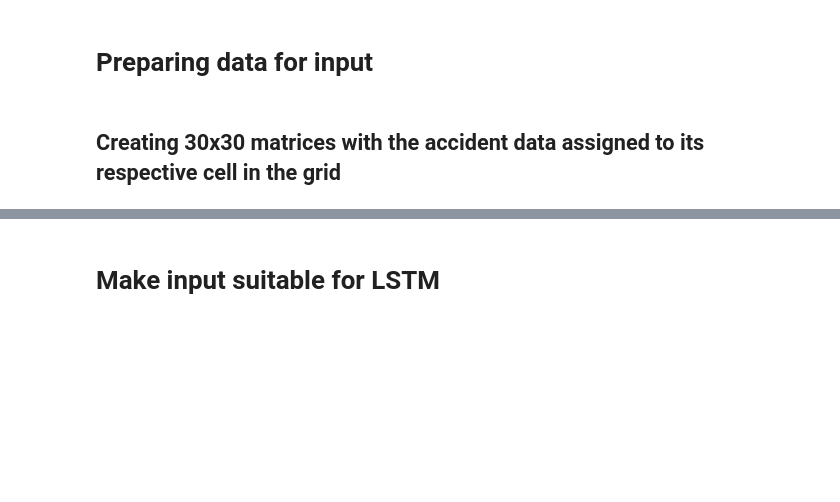
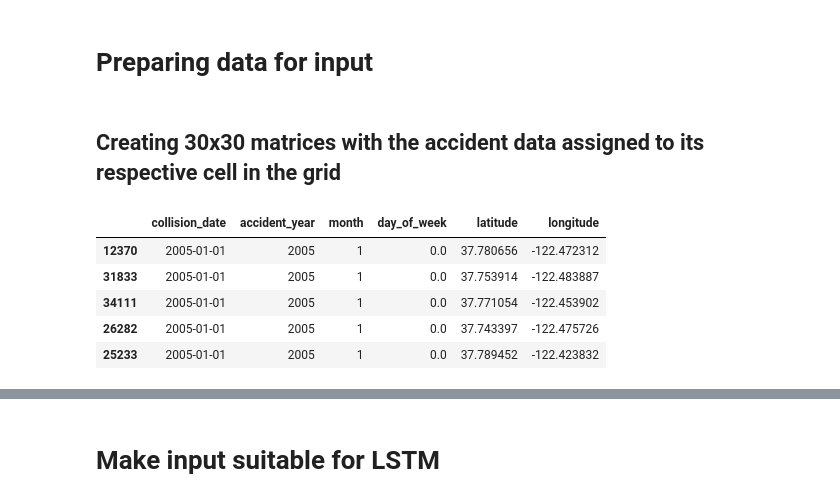
Before and after one commit to miguel-peralta/spring-2024-vip, a Jupyter notebook: stage2/lstm.ipynb, the cells around one changed output, grey strips where cells are left out. Drawn from its saved outputs; the diff is of its cells as text; code cells hidden in the pictures; blank space fills up the shorter version.

```diff
--- a/stage2/lstm.ipynb
+++ b/stage2/lstm.ipynb
@@ -146,7 +146,7 @@ df['accident_year'] = df['accident_year'].astype(int)
 df['collision_datetime'] = pd.to_datetime(df["collision_datetime"],
                                           format="%m/%d/%Y %I:%M:%S %p")
 df['collision_date'] = pd.to_datetime(df["collision_datetime"],
-                                      format="%Y-%m-%d")
+                                      format="%Y-%m-%d").dt.date
 
 # Casting month and day of week to numeric format
 df['month'] = pd.to_datetime(df['month'], format='%B').dt.month
@@ -179,7 +179,7 @@ Length: 228, dtype: int64
 [figure]
 # %%
 # Subsetting data
-selected_dates = df[df['accident_year'] < 2015].sort_values(by='collision_datetime')
+selected_dates = df[df['accident_year'] < 2015].sort_values(by='collision_date')
 # %% [markdown]
 # Creating map of area where accidents in dataset are occurring
 # %%
@@ -270 +282,10 @@ selected_dates.dropna(subset = ['latitude', 'longitude', "month", "day_of_week"]
+# %%
+selected_dates.head()
+# %% [output]
+|  | collision_date | accident_year | month | day_of_week | latitude | longitude |
+| 12370 | 2005-01-01 | 2005 | 1 | 0.0 | 37.780656 | -122.472312 |
+| 31833 | 2005-01-01 | 2005 | 1 | 0.0 | 37.753914 | -122.483887 |
+| 34111 | 2005-01-01 | 2005 | 1 | 0.0 | 37.771054 | -122.453902 |
+| 26282 | 2005-01-01 | 2005 | 1 | 0.0 | 37.743397 | -122.475726 |
+| 25233 | 2005-01-01 | 2005 | 1 | 0.0 | 37.789452 | -122.423832 |
 # %%
```
Also changed, not shown: parts of 16 cells of this notebook.
